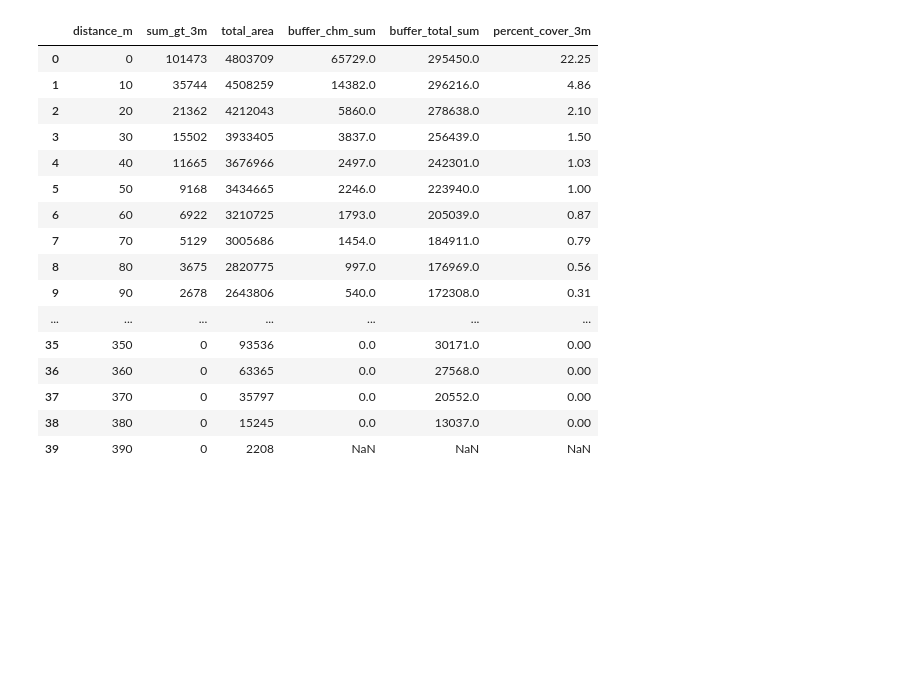
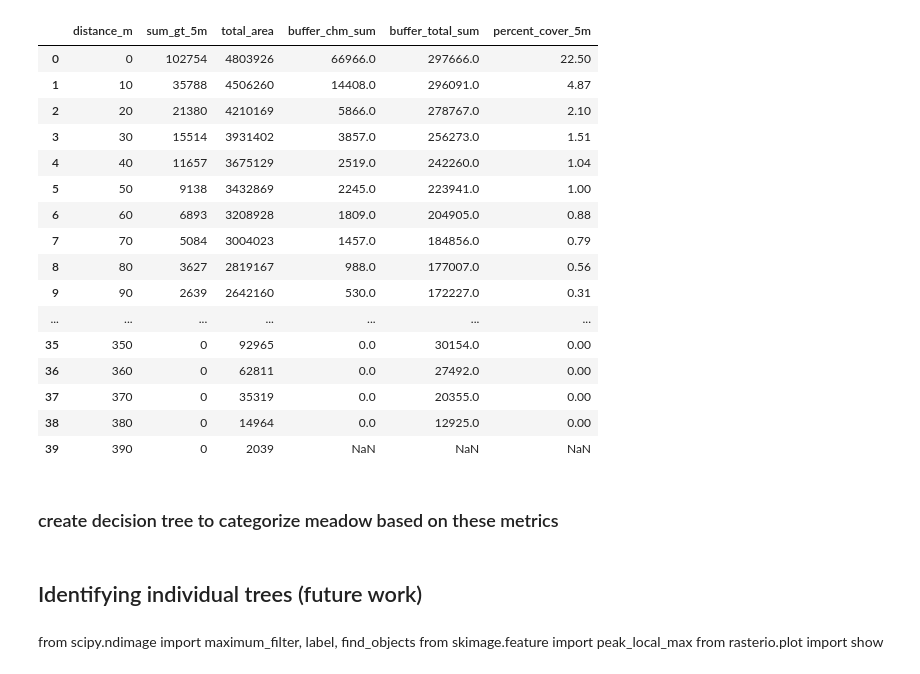
Before and after one commit to vonnonn/meadows, a Jupyter notebook: notebooks/RS_scorecard.ipynb, the cells around one changed output. Saved outputs shown, nothing was run; the diff lists cells and outputs as text; code cells hidden in the pictures; blank space fills up the shorter version.

```diff
--- a/notebooks/RS_scorecard.ipynb
+++ b/notebooks/RS_scorecard.ipynb
@@ -165,2 +149,0 @@ results_df
-# %%
-results_df['buffer_chm_sum'] = results_df.sum_gt_3m - results_df.sum_gt_3m.shift(-1)
@@ -169,22 +150,23 @@ results_df['buffer_total_sum'] = results_df.total_area - results_df.total_area.s
-# %%
-results_df['percent_cover_3m'] = round(results_df.buffer_chm_sum / results_df.buffer_total_sum * 100,2)
-# %%
-results_df
-# %% [output]
-|  | distance_m | sum_gt_3m | total_area | buffer_chm_sum | buffer_total_sum | percent_cover_3m |
-| 0 | 0 | 101473 | 4803709 | 65729.0 | 295450.0 | 22.25 |
-| 1 | 10 | 35744 | 4508259 | 14382.0 | 296216.0 | 4.86 |
-| 2 | 20 | 21362 | 4212043 | 5860.0 | 278638.0 | 2.10 |
-| 3 | 30 | 15502 | 3933405 | 3837.0 | 256439.0 | 1.50 |
-| 4 | 40 | 11665 | 3676966 | 2497.0 | 242301.0 | 1.03 |
-| 5 | 50 | 9168 | 3434665 | 2246.0 | 223940.0 | 1.00 |
-| 6 | 60 | 6922 | 3210725 | 1793.0 | 205039.0 | 0.87 |
-| 7 | 70 | 5129 | 3005686 | 1454.0 | 184911.0 | 0.79 |
-| 8 | 80 | 3675 | 2820775 | 997.0 | 176969.0 | 0.56 |
-| 9 | 90 | 2678 | 2643806 | 540.0 | 172308.0 | 0.31 |
-| ... | ... | ... | ... | ... | ... | ... |
-| 35 | 350 | 0 | 93536 | 0.0 | 30171.0 | 0.00 |
-| 36 | 360 | 0 | 63365 | 0.0 | 27568.0 | 0.00 |
-| 37 | 370 | 0 | 35797 | 0.0 | 20552.0 | 0.00 |
-| 38 | 380 | 0 | 15245 | 0.0 | 13037.0 | 0.00 |
-| 39 | 390 | 0 | 2208 | NaN | NaN | NaN |
+# %%
+results_df['buffer_chm_sum'] = results_df[f'sum_gt_{height_threshold}m'] - results_df[f'sum_gt_{height_threshold}m'].shift(-1)
+results_df['buffer_total_sum'] = results_df.total_area - results_df.total_area.shift(-1)
+results_df[f'percent_cover_{height_threshold}m'] = round(results_df.buffer_chm_sum / results_df.buffer_total_sum * 100,2)
+results_df
+# %% [output]
+|  | distance_m | sum_gt_5m | total_area | buffer_chm_sum | buffer_total_sum | percent_cover_5m |
+| 0 | 0 | 102754 | 4803926 | 66966.0 | 297666.0 | 22.50 |
+| 1 | 10 | 35788 | 4506260 | 14408.0 | 296091.0 | 4.87 |
+| 2 | 20 | 21380 | 4210169 | 5866.0 | 278767.0 | 2.10 |
+| 3 | 30 | 15514 | 3931402 | 3857.0 | 256273.0 | 1.51 |
+| 4 | 40 | 11657 | 3675129 | 2519.0 | 242260.0 | 1.04 |
+| 5 | 50 | 9138 | 3432869 | 2245.0 | 223941.0 | 1.00 |
+| 6 | 60 | 6893 | 3208928 | 1809.0 | 204905.0 | 0.88 |
+| 7 | 70 | 5084 | 3004023 | 1457.0 | 184856.0 | 0.79 |
+| 8 | 80 | 3627 | 2819167 | 988.0 | 177007.0 | 0.56 |
+| 9 | 90 | 2639 | 2642160 | 530.0 | 172227.0 | 0.31 |
+| ... | ... | ... | ... | ... | ... | ... |
+| 35 | 350 | 0 | 92965 | 0.0 | 30154.0 | 0.00 |
+| 36 | 360 | 0 | 62811 | 0.0 | 27492.0 | 0.00 |
+| 37 | 370 | 0 | 35319 | 0.0 | 20355.0 | 0.00 |
+| 38 | 380 | 0 | 14964 | 0.0 | 12925.0 | 0.00 |
+| 39 | 390 | 0 | 2039 | NaN | NaN | NaN |
@@ -190,0 +175,8 @@ results_df
+# %% [markdown]
+### create decision tree to categorize meadow based on these metrics
+# %% [markdown]
+## Identifying individual trees (future work)
+# %% [markdown]
+from scipy.ndimage import maximum_filter, label, find_objects
+from skimage.feature import peak_local_max
+from rasterio.plot import show
```
Also changed, not shown: parts of 25 cells of this notebook, 2 other files.
